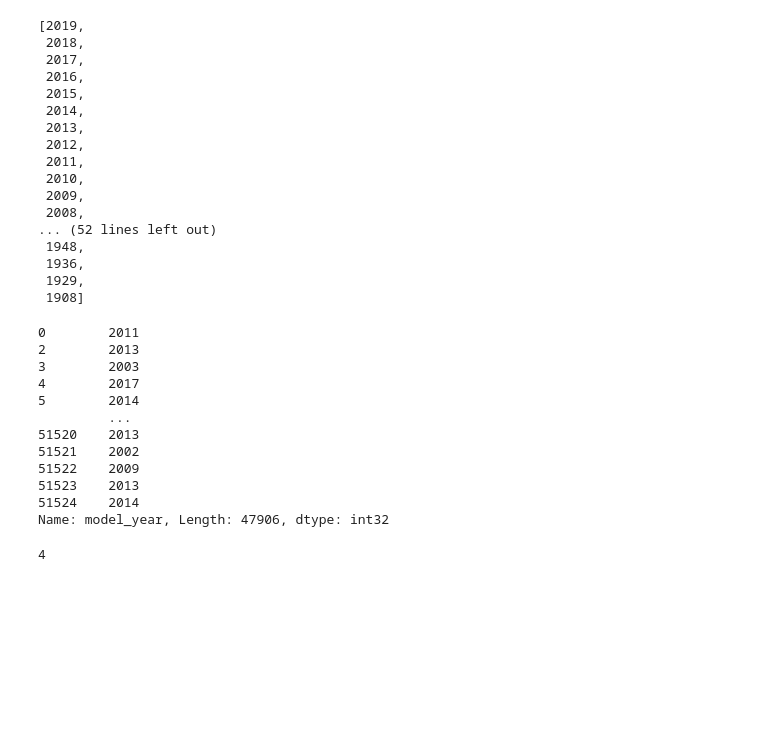
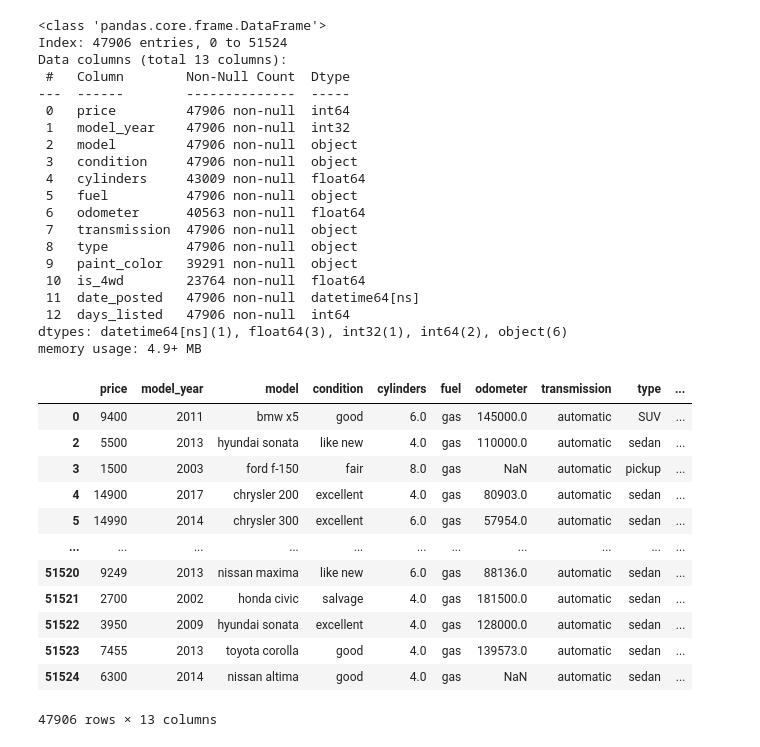
Before and after one commit to Carnivurus/car_sales_app, a Jupyter notebook: EDA.ipynb, the cells around one changed output. Cells and saved outputs as stored; diff of their text form; code cells hidden in the pictures; blank space fills up the shorter version.

```diff
--- a/EDA.ipynb
+++ b/EDA.ipynb
@@ -41 +40,24 @@ memory usage: 4.9+ MB
+# %%
+car_data.info()
+# %% [output]
+<class 'pandas.core.frame.DataFrame'>
+Index: 47906 entries, 0 to 51524
+Data columns (total 13 columns):
+ #   Column        Non-Null Count  Dtype
+---  ------        --------------  -----
+ 0   price         47906 non-null  int64
+ 1   model_year    47906 non-null  int32
+ 2   model         47906 non-null  object
+ 3   condition     47906 non-null  object
+ 4   cylinders     43009 non-null  float64
+ 5   fuel          47906 non-null  object
+ 6   odometer      40563 non-null  float64
+ 7   transmission  47906 non-null  object
+ 8   type          47906 non-null  object
+ 9   paint_color   39291 non-null  object
+ 10  is_4wd        23764 non-null  float64
+ 11  date_posted   47906 non-null  datetime64[ns]
+ 12  days_listed   47906 non-null  int64
+dtypes: datetime64[ns](1), float64(3), int32(1), int64(2), object(6)
+memory usage: 4.9+ MB
 # %%
@@ -44,49 +67,24 @@ model_year = car_data["model_year"].unique()
 type_car = car_data["type"].unique()
 fuel = car_data["fuel"].unique()
 cylinders = car_data["cylinders"].unique()
-# %%
-model_year = car_data["model_year"].unique().tolist()
-sorted(model_year,reverse=True)
-# %% [output]
-[2019,
- 2018,
- 2017,
- 2016,
- 2015,
- 2014,
- 2013,
- 2012,
- 2011,
- 2010,
- 2009,
- 2008,
-... (52 lines left out)
- 1948,
- 1936,
- 1929,
- 1908]
 # %%
-car_data[car_data["model_year"].isin(model_year)]["model_year"]
+# Defining the selected values
+# car_data[car_data["model_year"].isin(model_year)]["model_year"]
+car_data.query("@model_year in model_year")
 # %% [output]
+|  | price | model_year | model | condition | cylinders | fuel | odometer | transmission | type | ... |
+| 0 | 9400 | 2011 | bmw x5 | good | 6.0 | gas | 145000.0 | automatic | SUV | ... |
+| 2 | 5500 | 2013 | hyundai sonata | like new | 4.0 | gas | 110000.0 | automatic | sedan | ... |
+| 3 | 1500 | 2003 | ford f-150 | fair | 8.0 | gas | NaN | automatic | pickup | ... |
+| 4 | 14900 | 2017 | chrysler 200 | excellent | 4.0 | gas | 80903.0 | automatic | sedan | ... |
+| 5 | 14990 | 2014 | chrysler 300 | excellent | 6.0 | gas | 57954.0 | automatic | sedan | ... |
+| ... | ... | ... | ... | ... | ... | ... | ... | ... | ... | ... |
+| 51520 | 9249 | 2013 | nissan maxima | like new | 6.0 | gas | 88136.0 | automatic | sedan | ... |
+| 51521 | 2700 | 2002 | honda civic | salvage | 4.0 | gas | 181500.0 | automatic | sedan | ... |
+| 51522 | 3950 | 2009 | hyundai sonata | excellent | 4.0 | gas | 128000.0 | automatic | sedan | ... |
+| 51523 | 7455 | 2013 | toyota corolla | good | 4.0 | gas | 139573.0 | automatic | sedan | ... |
+| 51524 | 6300 | 2014 | nissan altima | good | 4.0 | gas | NaN | automatic | sedan | ... |
-0        2011
-2        2013
-3        2003
-4        2017
-5        2014
-         ...
-51520    2013
-51521    2002
-51522    2009
-51523    2013
-51524    2014
-Name: model_year, Length: 47906, dtype: int32
+47906 rows × 13 columns
-# %%
-x=[]
-y= 2+2
-suma = x+x or y
-suma
-# %% [output]
-4
 # %%
 fig = px.histogram(car_data["condition"])
 fig.show()
```
Also changed, not shown: parts of 5 cells of this notebook.
